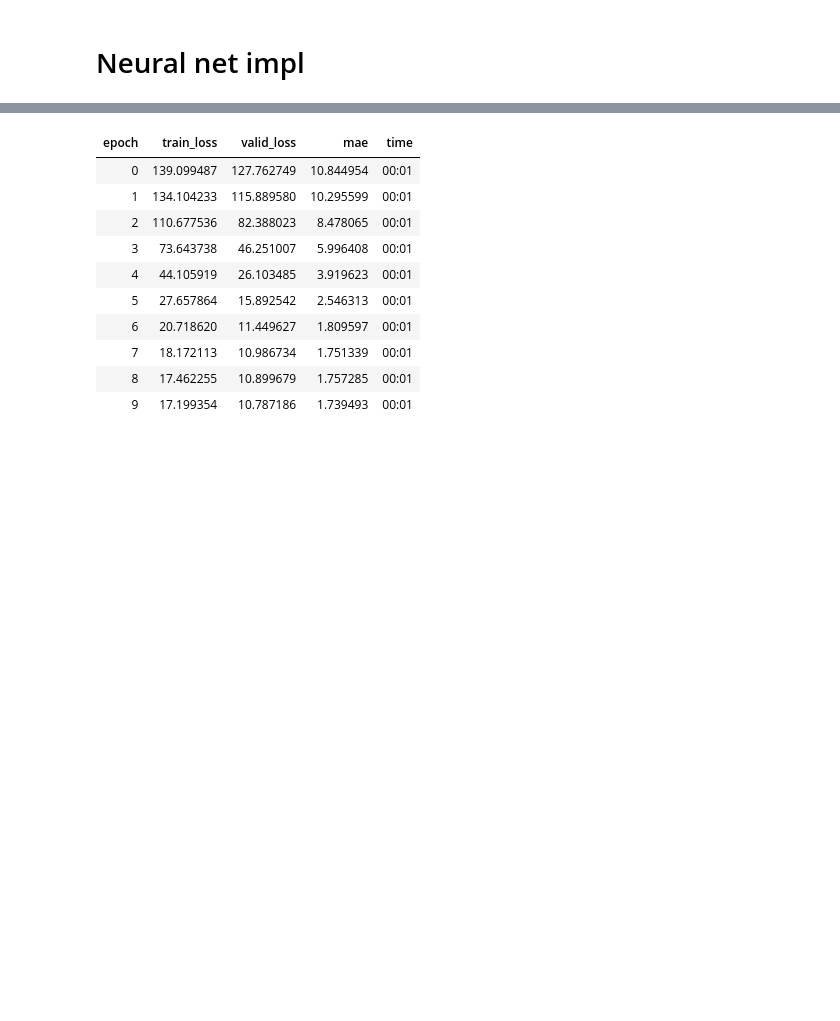
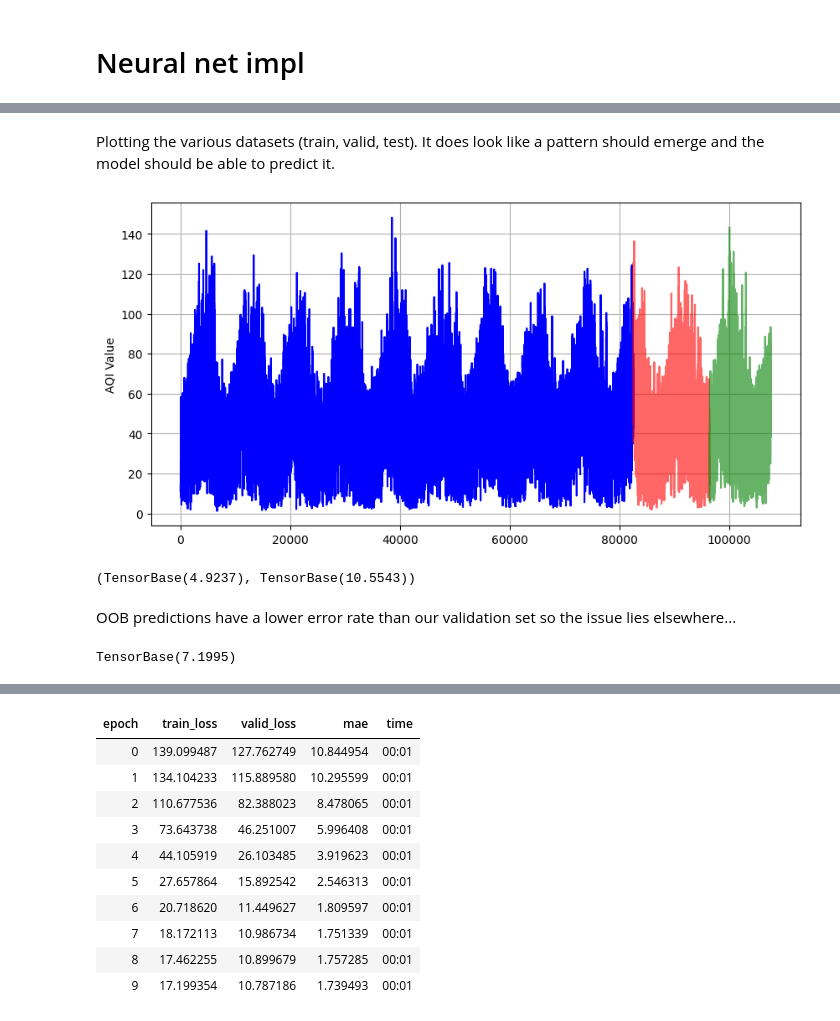
Before and after one commit to Magellol/montreal-aqi-predictions, a Jupyter notebook: index.ipynb, the cells around one changed output, grey strips where cells are left out. Saved outputs shown, nothing was run; the diff lists cells and outputs as text; code cells hidden in the pictures; blank space fills up the shorter version.

Commit message:
Attempting to predict O3 levels and despite a clear pattern related to time, the model is not able to extract that information so far

```diff
--- a/index.ipynb
+++ b/index.ipynb
@@ -344,2 +321,16 @@ dls.show_batch()
 # %% [markdown]
 # Neural net impl
+# %%
+to = TabularPandas(
+    merged,
+    # procs=[Categorify, Normalize],
+    cat_names=['weekday', 'hour', 'month', 'day'],
+    cont_names=['year', "precip", "temp", "rel_humid", "SO2", "CO"],
+    y_names=["O3"],
+    splits=(train_idxs, valid_idxs),
+    y_block=RegressionBlock()
+  )
+
+
+dls = to.dataloaders(bs=1024)
+dls.show_batch()
@@ -345,0 +349,13 @@ dls.show_batch()
+# %% [markdown]
+Plotting the various datasets (train, valid, test). It does look like a pattern should emerge and the model should be able to predict it.
+# %%
+# Plotting
+plt.figure(figsize=(10, 5))
+plt.plot(to.train.y, label='train', color='blue')
+plt.plot(to.valid.y, label='valid', color='red', alpha=0.6)
+plt.plot(merged.loc[test_idxs]['O3'], label='valid', color='green', alpha=0.6)
+plt.ylabel('AQI Value')
+plt.grid(True)
+plt.show()
+# %% [output]
+[figure, added]
@@ -345,0 +371,15 @@ dls.show_batch()
+# %%
+def m_pred(m, xs, y):
+  preds = m.predict(xs)
+  return mae(torch.tensor(preds), torch.tensor(y))
+
+
+m_pred(m, dls.train.xs, dls.train.y),m_pred(m, dls.valid.xs, dls.valid.y.values)
+# %% [output]
+(TensorBase(4.9237), TensorBase(10.5543))
+# %% [markdown]
+OOB predictions have a lower error rate than our validation set so the issue lies elsewhere...
+# %%
+mae(torch.tensor(m.oob_prediction_), torch.tensor(dls.train.y.values))
+# %% [output]
+TensorBase(7.1995)
```
Also changed, not shown: parts of 12 cells of this notebook.
